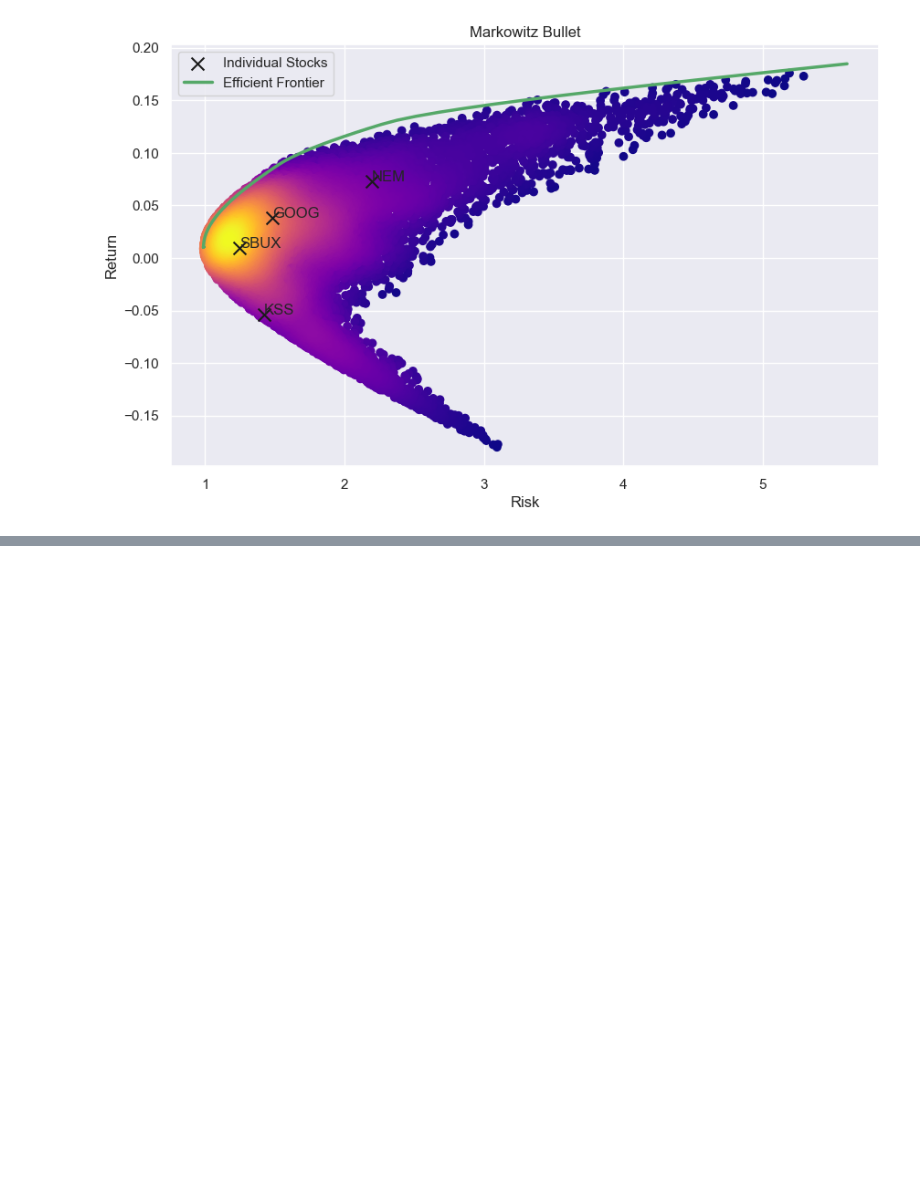
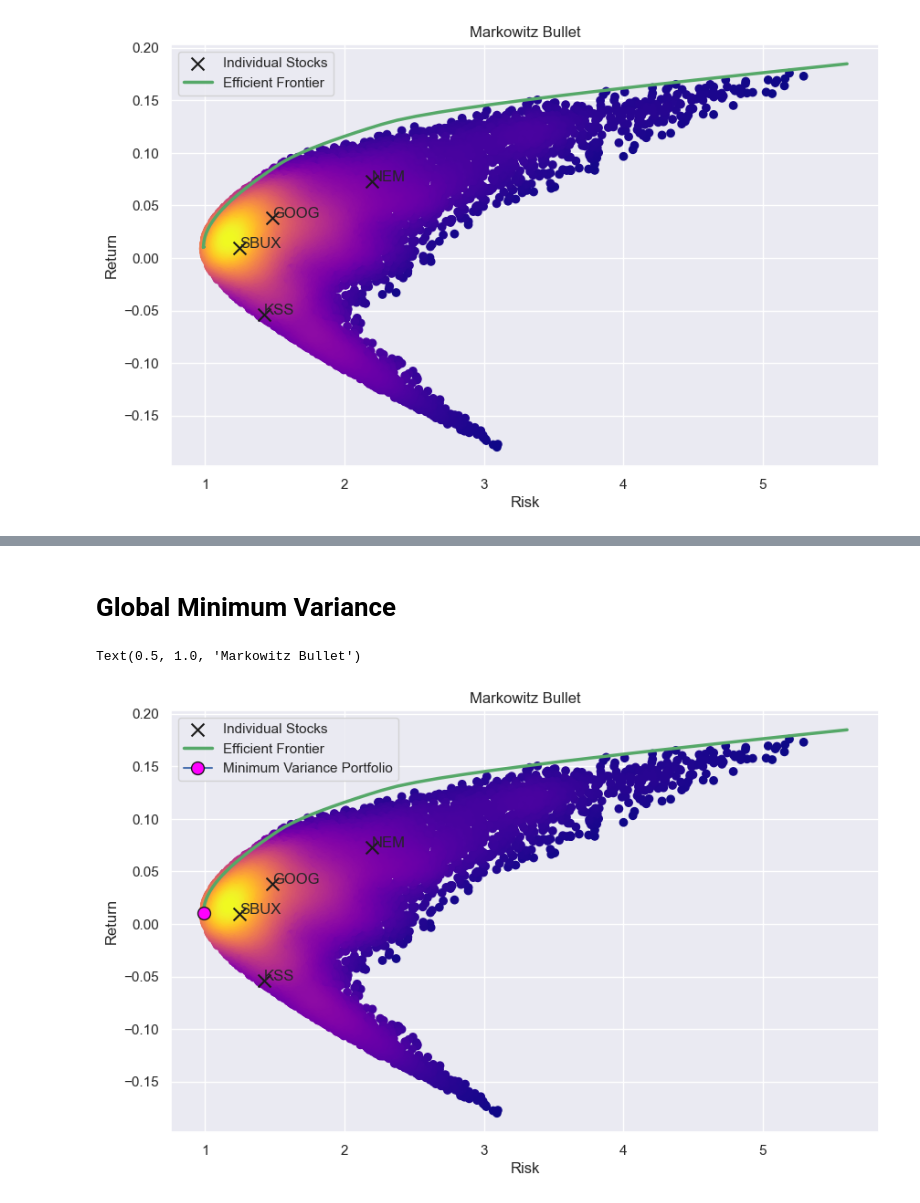
Before and after one commit to AndreiRoibu/AIforFinancialEngineering, a Jupyter notebook: PortfolioOptimization&CAPM/MonteCarloSimulationsForPortofolios-StockData.ipynb, the cells around one changed output, grey strips where cells are left out. Saved outputs shown, nothing was run; the diff lists cells and outputs as text; code cells hidden in the pictures; blank space fills up the shorter version.

Commit message:
adding code calculating the Global Minimum Variance

```diff
--- a/PortfolioOptimization&CAPM/MonteCarloSimulationsForPortofolios-StockData.ipynb
+++ b/PortfolioOptimization&CAPM/MonteCarloSimulationsForPortofolios-StockData.ipynb
@@ -364,0 +411,33 @@ Text(0.5, 1.0, 'Markowitz Bullet')
+# %% [markdown]
+# Global Minimum Variance
+# %%
+# Get the min variance portofolio whhile limiting the magnitde of the weights
+
+constraints = {
+    'type': 'eq',
+    'fun': portofolio_constraint,
+}
+
+res = minimize(fun=get_portofolio_variance,
+                x0 = np.ones(D)/D,
+                args=(cov_matrix,),
+                method='SLSQP',
+                constraints=constraints,
+                bounds=bounds,
+                )
+
+gmv_risk = np.sqrt(res.fun)
+gmv_return = np.dot(res.x, mean_return)
+
+plot_portfolios(returns_array, risks_array)
+plt.scatter(single_asset_risks, single_asset_returns, c='k', marker='x', s=100, label='Individual Stocks')
+plt.plot(optimizer_risks, optimized_returns, c='g', linewidth=2.5, label='Efficient Frontier')
+plt.plot(gmv_risk, gmv_return, markerfacecolor='magenta', markeredgecolor='k', marker='o', markersize=10, label='Minimum Variance Portfolio')
+# add labels to the points
+for i in range(D):
+    plt.annotate(names[i], (single_asset_risks[i], single_asset_returns[i]))
+plt.legend()
+plt.title('Markowitz Bullet')
+# %% [output]
+Text(0.5, 1.0, 'Markowitz Bullet')
+[figure, added]
```
Also changed, not shown: parts of 2 cells of this notebook, 1 other file.
